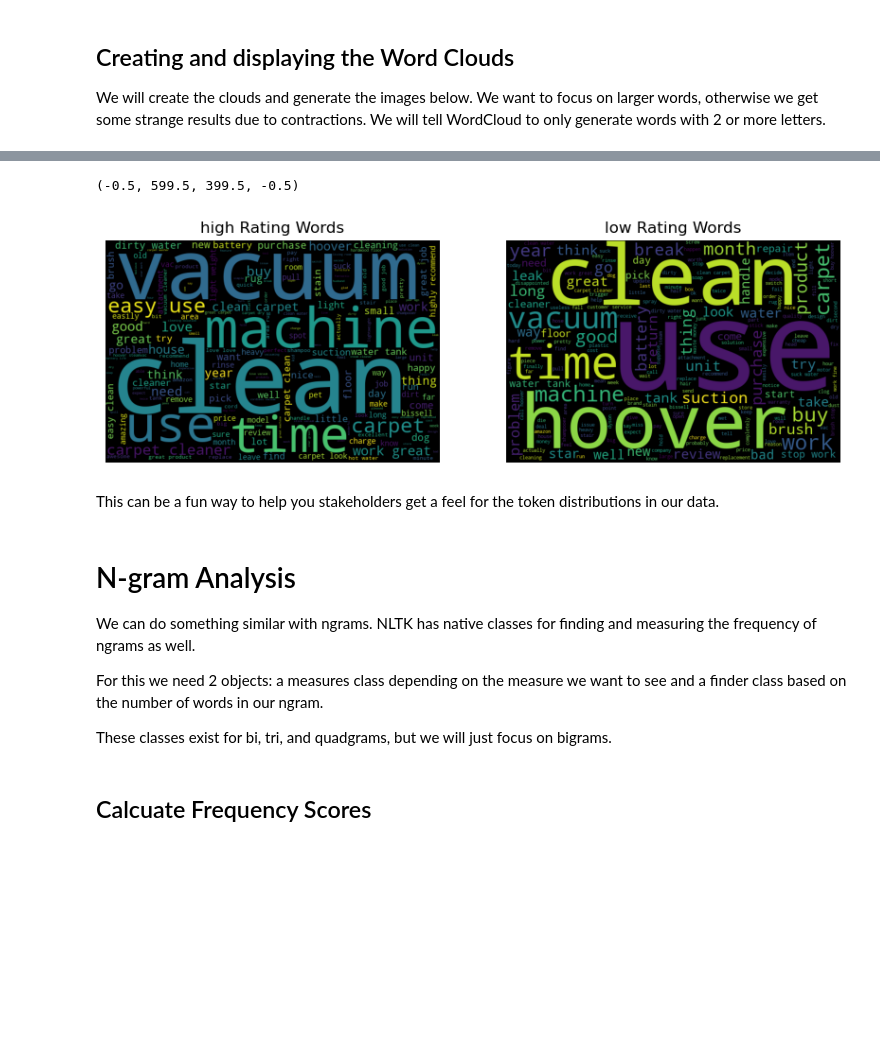
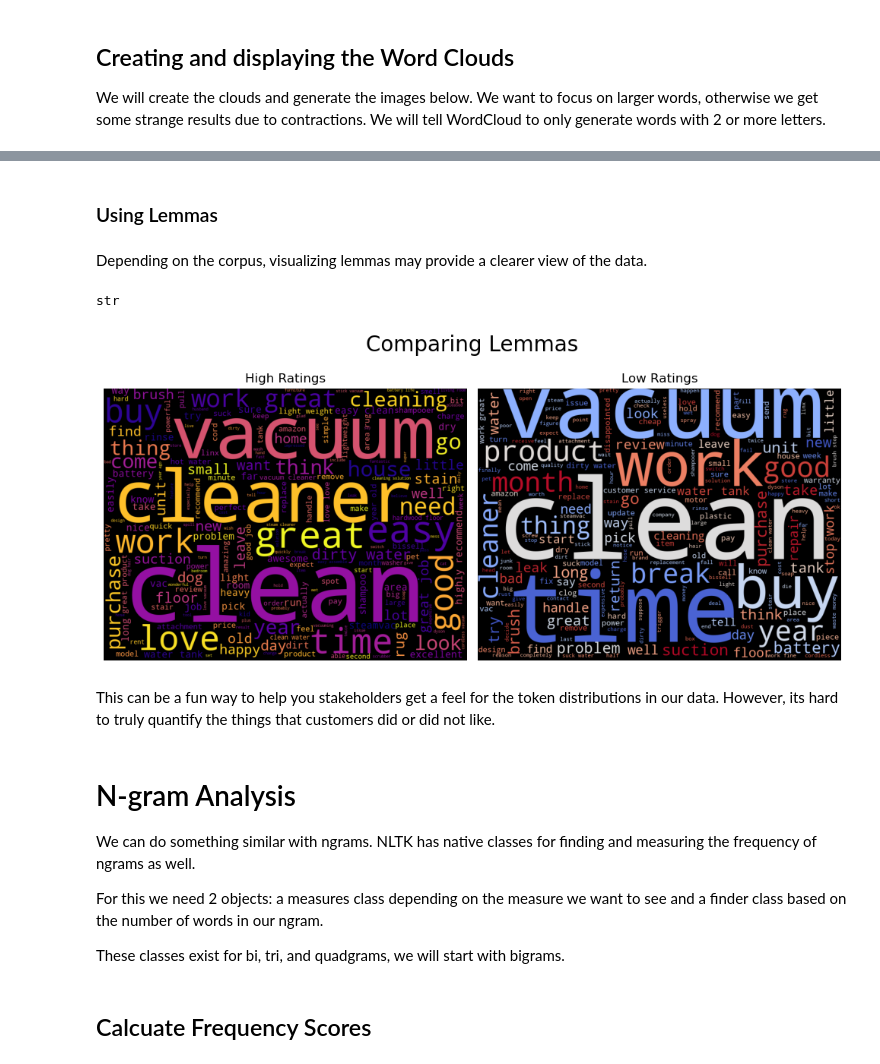
Before and after one commit to purvikansara/adv-ml-wk01-nlp-codealongs, a Jupyter notebook: Lecture 2-Amazon/SOLUTIONS-Amazon-W01L02-nlp-analysis-and-classification.ipynb, the cells around one changed output, grey strips where cells are left out. Cells and saved outputs as stored; diff of their text form; code cells hidden in the pictures; blank space fills up the shorter version.

```diff
--- a/Lecture 2-Amazon/SOLUTIONS-Amazon-W01L02-nlp-analysis-and-classification.ipynb
+++ b/Lecture 2-Amazon/SOLUTIONS-Amazon-W01L02-nlp-analysis-and-classification.ipynb
@@ -324,17 +346,17 @@ neg_freq_dist.plot(20, title='low Rating Token Frequency Distribution');
 We can see already that punctuation and very common words are at the top of both lists.  To avoid this, we can use our normalized data instead.  Let's use our lemmas!
 # %%
 ## Create list of all tokens in all documents
-pos_words = high['spacy_lemmas'].explode().to_list()
-neg_words = low['spacy_lemmas'].explode().to_list()
+high_words = high['spacy_lemmas'].explode().to_list()
+low_words = low['spacy_lemmas'].explode().to_list()
 
 ## Instantiate high frequency distribution
-pos_freq_dist = FreqDist(pos_words)
-neg_freq_dist = FreqDist(neg_words)
+high_freq_dist = FreqDist(high_words)
+low_freq_dist = FreqDist(low_words)
 
 ## Plot the distribution
-pos_freq_dist.plot(20, title='high Rating Token Distribution')
+high_freq_dist.plot(20, title='high Rating Token Distribution')
 
-neg_freq_dist.plot(20, title='low Rating Token Frequency Distribution');
+low_freq_dist.plot(20, title='low Rating Token Frequency Distribution');
 # %% [output]
 [figure]
 [figure]
@@ -365,0 +419,11 @@ We will create the clouds and generate the images below.  We want to focus on la
+# %%
+# Add more custom stopwords for EDA
+custom_stopwords = [*STOPWORDS,'use','Hoover','machine','carpet','one','two','five','star']
+# %%
+## Generate the WordCloud Images using the custom stopwords
+wordcloud_kws = dict(min_word_length=2,width=800, height=600, stopwords=custom_stopwords)
+high_cloud = WordCloud(**wordcloud_kws, colormap='plasma').generate(high_text_joined)
+low_cloud = WordCloud(**wordcloud_kws, colormap='coolwarm').generate(low_text_joined)
+
+# ## Plot the Images
+fig =  plot_wordclouds(high_cloud,low_cloud, title="Raw Text- Custom Stopwords")
@@ -366,23 +432,26 @@ We will create the clouds and generate the images below.  We want to focus on la
+# %% [markdown]
+### Using Lemmas
+# %% [markdown]
+Depending on the corpus, visualizing lemmas may provide a clearer view of the data.
+# %%
+## Join the words for each sentiment
+all_high_lemmas = ' '.join(high_words)
+all_low_lemmas = ' '.join(low_words)
+type(all_high_lemmas)
+# %% [output]
+str
 # %%
 ## Generate the WordCloud Images
-pos_cloud = WordCloud(min_word_length=2,width=600, height=400).generate(all_pos_lemmas)
-neg_cloud = WordCloud(min_word_length=2,width=600, height=400).generate(all_neg_lemmas)
+# wordcloud_kws = dict(min_word_length=2,width=800, height=600, )
+high_cloud = WordCloud(**wordcloud_kws, colormap='plasma').generate(all_high_lemmas)
+low_cloud = WordCloud(**wordcloud_kws, colormap='coolwarm').generate(all_low_lemmas)
 
 ## Plot the Images
-
-fig, axes = plt.subplots(ncols=2, figsize=(10, 5))
-axes[0].imshow(pos_cloud)
-axes[0].set_title('high Rating Words')
-axes[0].axis('off')
-
-axes[1].imshow(neg_cloud)
-axes[1].set_title('low Rating Words')
-axes[1].axis('off')
+fig = plot_wordclouds(high_cloud, low_cloud, title='Comparing Lemmas')
 # %% [output]
-(-0.5, 599.5, 399.5, -0.5)
-[figure, old version]
+[figure, new version]
 # %% [markdown]
-This can be a fun way to help you stakeholders get a feel for the token distributions in our data.
+This can be a fun way to help you stakeholders get a feel for the token distributions in our data. However, its hard to truly quantify the things that customers did or did not like.
 # %% [markdown]
 # N-gram Analysis
 
@@ -390,7 +459,7 @@ We can do something similar with ngrams.  NLTK has native classes for finding an
 
 For this we need 2 objects: a measures class depending on the measure we want to see and a finder class based on the number of words in our ngram.
 
-These classes exist for bi, tri, and quadgrams, but we will just focus on bigrams.
+These classes exist for bi, tri, and quadgrams, we will start with bigrams.
 # %% [markdown]
 ## Calcuate Frequency Scores
 # %%
```
Also changed, not shown: parts of 64 cells of this notebook, 4 other files.
